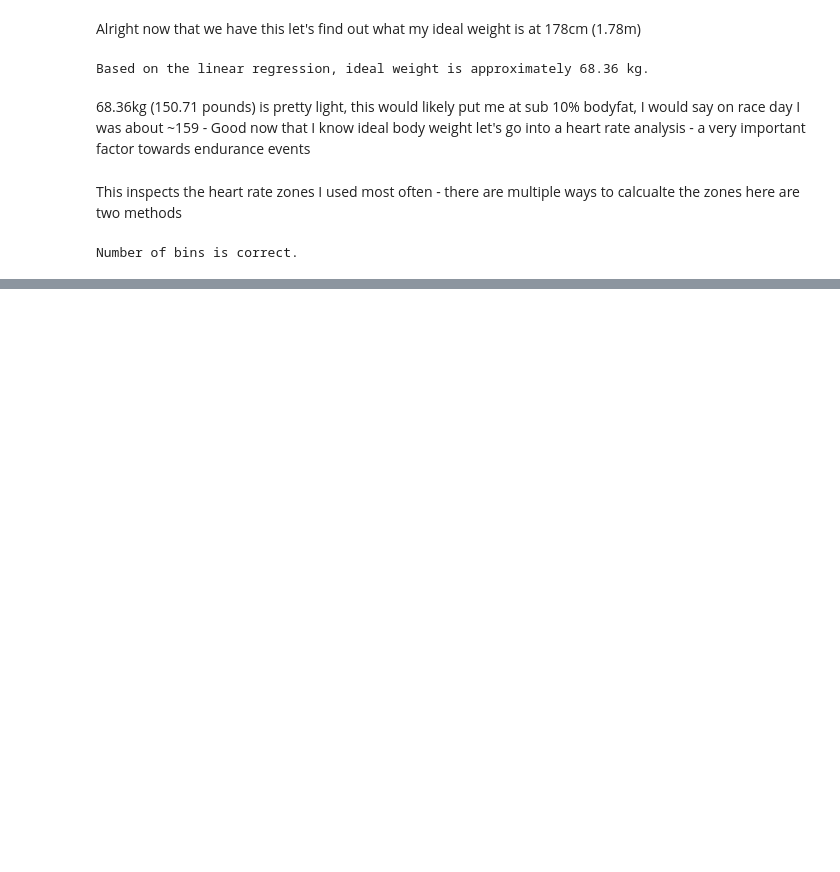
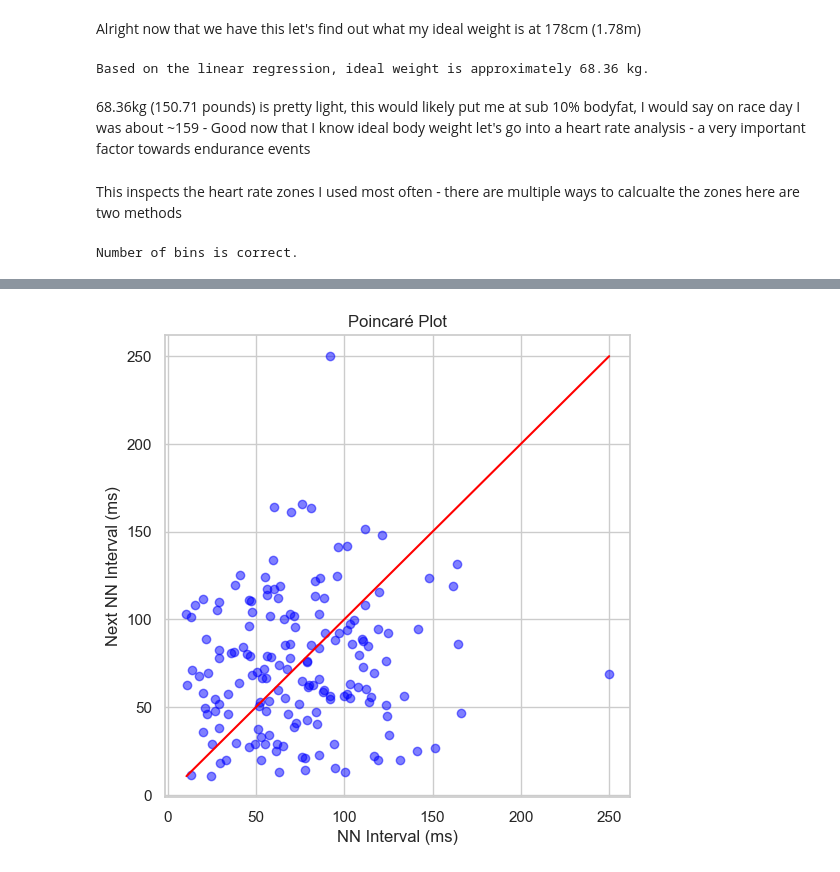
Before and after one commit to ngirmay/IronMan_2023, a Jupyter notebook: body_composition/body_composition_analysis.ipynb, the cells around one changed output, grey strips where cells are left out. Saved outputs shown, nothing was run; the diff lists cells and outputs as text; code cells hidden in the pictures; blank space fills up the shorter version.

Commit message:
updates to hr and v02max analysis

```diff
--- a/body_composition/body_composition_analysis.ipynb
+++ b/body_composition/body_composition_analysis.ipynb
@@ -540,0 +554,90 @@ SD2 (long-term HRV): 40.02 ms
+# %%
+import numpy as np
+import pandas as pd
+from scipy.signal import welch
+import plotly.express as px
+import matplotlib.pyplot as plt
+import os
+
+# Load HRV data
+base_path = '/Users/ngirmay/Documents/GitHub/ironman_retrospective/apple_health/health_data_exported/'
+hrv_file = os.path.join(base_path, 'HKQuantityTypeIdentifierHeartRateVariabilitySDNN_2024-04-99_18-31-30_SimpleHealthExportCSV.csv')
+df_hrv = pd.read_csv(hrv_file, sep=',', skiprows=1)
+
+# Clean HRV data
+df_hrv['startDate'] = pd.to_datetime(df_hrv['startDate'])
+df_hrv_clean = df_hrv[['startDate', 'value']].copy()
+df_hrv_clean.rename(columns={'value': 'HRV'}, inplace=True)
+
+# Extract NN intervals for HRV analysis
+nn_intervals = df_hrv_clean['HRV'].values
+
+### 1. Poincaré Analysis (SD1/SD2)
+def poincare_analysis(nn_intervals):
+    diff_nn = np.diff(nn_intervals)
+    sd1 = np.sqrt(np.var(diff_nn) / 2)
+    sd2 = np.sqrt(2 * np.var(nn_intervals) - 0.5 * np.var(diff_nn))
+    return sd1, sd2
+
+# Poincaré Plot
+def plot_poincare(nn_intervals):
+    x = nn_intervals[:-1]
+    y = nn_intervals[1:]
+    plt.figure(figsize=(6,6))
+    plt.scatter(x, y, color='blue', alpha=0.5)
+    plt.plot([min(x), max(x)], [min(x), max(x)], color='red')  # Line of identity
+    plt.title('Poincaré Plot')
+    plt.xlabel('NN Interval (ms)')
+    plt.ylabel('Next NN Interval (ms)')
+    plt.grid(True)
+    plt.show()
+
+sd1, sd2 = poincare_analysis(nn_intervals)
+print(f"Poincaré Analysis - SD1: {sd1:.2f} ms, SD2: {sd2:.2f} ms")
+
+# Plot Poincaré plot
+plot_poincare(nn_intervals)
+
+### 2. Approximate Entropy (ApEn)
+def approximate_entropy(U, m, r):
+    N = len(U)
+    def _phi(m):
+        x = np.array([U[i:i + m] for i in range(N - m + 1)])
+        C = np.sum(np.max(np.abs(x[:, None] - x[None, :]), axis=2) <= r, axis=0) / (N - m + 1)
+        return np.sum(np.log(C)) / (N - m + 1)
+    return abs(_phi(m) - _phi(m + 1))
+
+ap_en = approximate_entropy(nn_intervals, 2, 0.2 * np.std(nn_intervals))
+print(f"Approximate Entropy (ApEn): {ap_en:.4f}")
+
+### 3. Frequency-Domain Analysis (LF, HF, LF/HF Ratio)
+def frequency_domain_analysis(nn_intervals, fs=4):
+    f, Pxx = welch(nn_intervals, fs=fs, nperseg=min(len(nn_intervals), 128))  # Adjust nperseg
+    lf_band = np.trapz(Pxx[(f >= 0.04) & (f <= 0.15)])  # LF band
+    hf_band = np.trapz(Pxx[(f >= 0.15) & (f <= 0.40)])  # HF band
+    lf_hf_ratio = lf_band / hf_band if hf_band != 0 else np.nan
+    return lf_band, hf_band, lf_hf_ratio
+
+lf, hf, lf_hf = frequency_domain_analysis(nn_intervals)
+print(f"Frequency-Domain Analysis - LF: {lf:.2f}, HF: {hf:.2f}, LF/HF Ratio: {lf_hf:.2f}")
+
+### 4. Heart Rate Drift Analysis
+def heart_rate_drift(df_activity, start_time, end_time):
+    first_10_min = df_activity[df_activity['startDate'].between(start_time, start_time + pd.Timedelta(minutes=10))]
+    last_10_min = df_activity[df_activity['startDate'].between(end_time - pd.Timedelta(minutes=10), end_time)]
+
+    start_hr = first_10_min['value'].mean()
+    end_hr = last_10_min['value'].mean()
+
+    print(f"Heart Rate Drift - Start HR: {start_hr:.2f} bpm, End HR: {end_hr:.2f} bpm")
+    return start_hr, end_hr
+
+# Load Running Activity Data
+running_file = os.path.join(base_path, 'HKWorkoutActivityTypeRunning_2024-04-99_18-31-37_SimpleHealthExportCSV.csv')
+df_activity_running = pd.read_csv(running_file, sep=',', skiprows=1)
+df_activity_running['startDate'] = pd.to_datetime(df_activity_running['startDate']).dt.round('min')
+
+# Ensure both HRV and activity data are tz-naive
+df_hrv_clean['startDate'] = df_hrv_clean['startDate'].dt.tz_localize(None)
+df_activity_running['startDate'] = df_activity_running['startDate'].dt.tz_localize(None)
+# %% [output]
@@ -540,0 +645 @@ SD2 (long-term HRV): 40.02 ms
+[figure, added]
```
Also changed, not shown: parts of 8 cells of this notebook, 1 other file.
